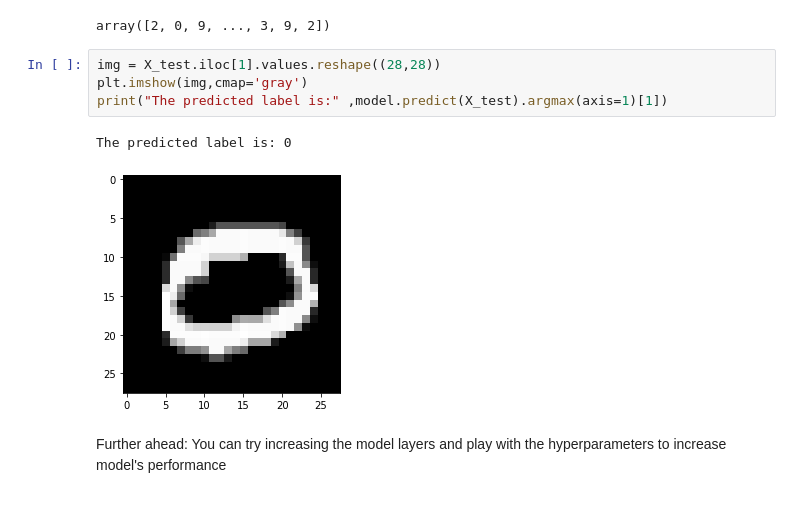
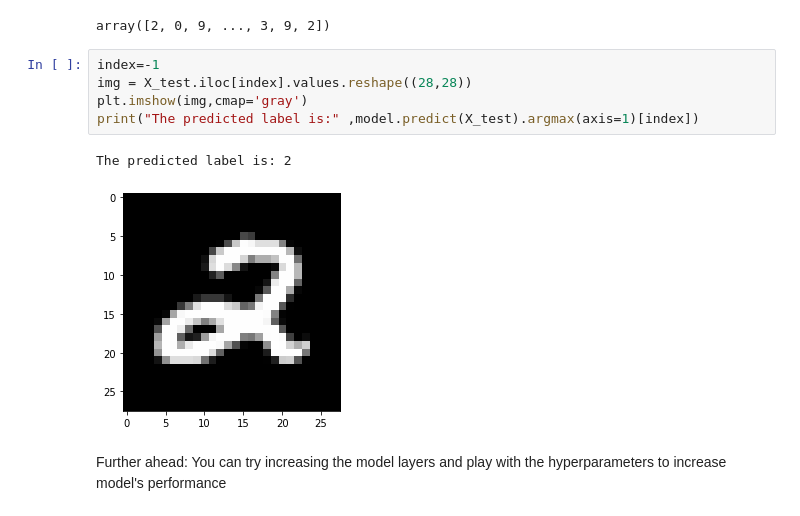
Before and after one commit to clraghuram/tensor-flow-learning, a Jupyter notebook: MNIST_keras.ipynb, the cells around one changed output. Cells and saved outputs as stored; diff of their text form.

```diff
--- a/MNIST_keras.ipynb
+++ b/MNIST_keras.ipynb
@@ -125,11 +129,12 @@ model.predict(X_test).argmax(axis=1)
 # %% [output]
 array([2, 0, 9, ..., 3, 9, 2])
 # %%
-img = X_test.iloc[1].values.reshape((28,28))
+index=-1
+img = X_test.iloc[index].values.reshape((28,28))
 plt.imshow(img,cmap='gray')
-print("The predicted label is:" ,model.predict(X_test).argmax(axis=1)[1])
+print("The predicted label is:" ,model.predict(X_test).argmax(axis=1)[index])
 # %% [output]
-The predicted label is: 0
+The predicted label is: 2
-[figure, old version]
+[figure, new version]
 # %% [markdown]
 Further ahead: You can try increasing the model layers and play with the hyperparameters to increase model's performance
```
Also changed, not shown: parts of 7 cells of this notebook.
